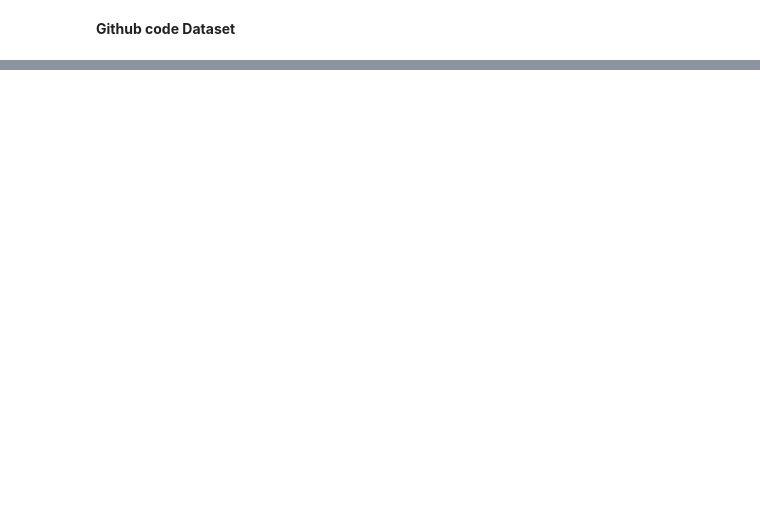
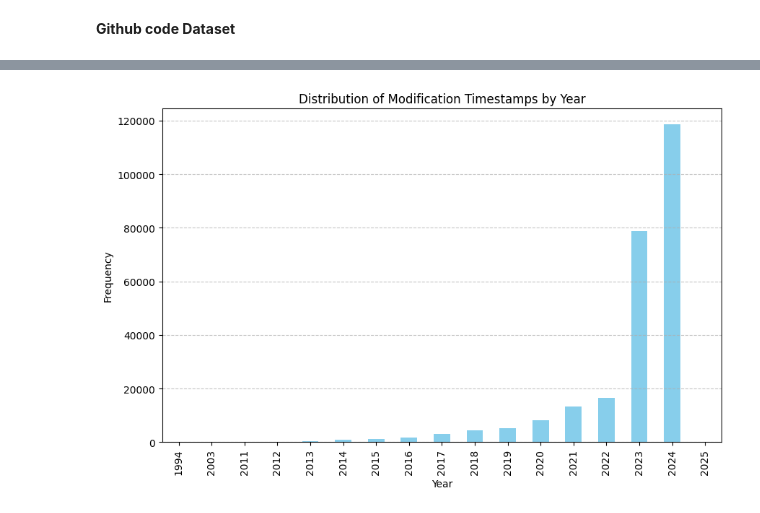
Before and after one commit to Crashededed/ML-Powered_File_Prioritization_Engine, a Jupyter notebook: src/datasetCleaning.ipynb, the cells around one changed output, grey strips where cells are left out. Drawn from its saved outputs; the diff is of its cells as text; code cells hidden in the pictures; blank space fills up the shorter version.

Commit message:
merged datasets - experimenting with labeling

```diff
--- a/src/datasetCleaning.ipynb
+++ b/src/datasetCleaning.ipynb
@@ -1304,0 +1330,23 @@ df[:1000].to_csv(f"{DATASET_PATH}/github_code/github_sample_1k.csv", index=False
+# %%
+df = pd.read_csv(f"{DATASET_PATH}/merged/master_dataset_unlabeled.csv")
+# df.to_csv(f"{DATASET_PATH}/github_code/github_sample_1k.csv", index=False)
+
+df.sample(5000).to_csv(f'{DATASET_PATH}/merged/master_dataset_unlabeled_sample_5k.csv', index=False)
+# %%
+import datetime
+
+import matplotlib.pyplot as plt
+
+# Convert Unix timestamps to datetime for better readability
+df['mod_time'] = pd.to_datetime(df['mod_time_unix'], unit='s')
+
+# Plot the distribution of timestamps
+plt.figure(figsize=(10, 6))
+df['mod_time'].dt.year.value_counts().sort_index().plot(kind='bar', color='skyblue')
+plt.title('Distribution of Modification Timestamps by Year')
+plt.xlabel('Year')
+plt.ylabel('Frequency')
+plt.grid(axis='y', linestyle='--', alpha=0.7)
+plt.show()
+# %% [output]
+[figure, added]
```
Also changed, not shown: parts of 15 cells of this notebook, 8 other files.
